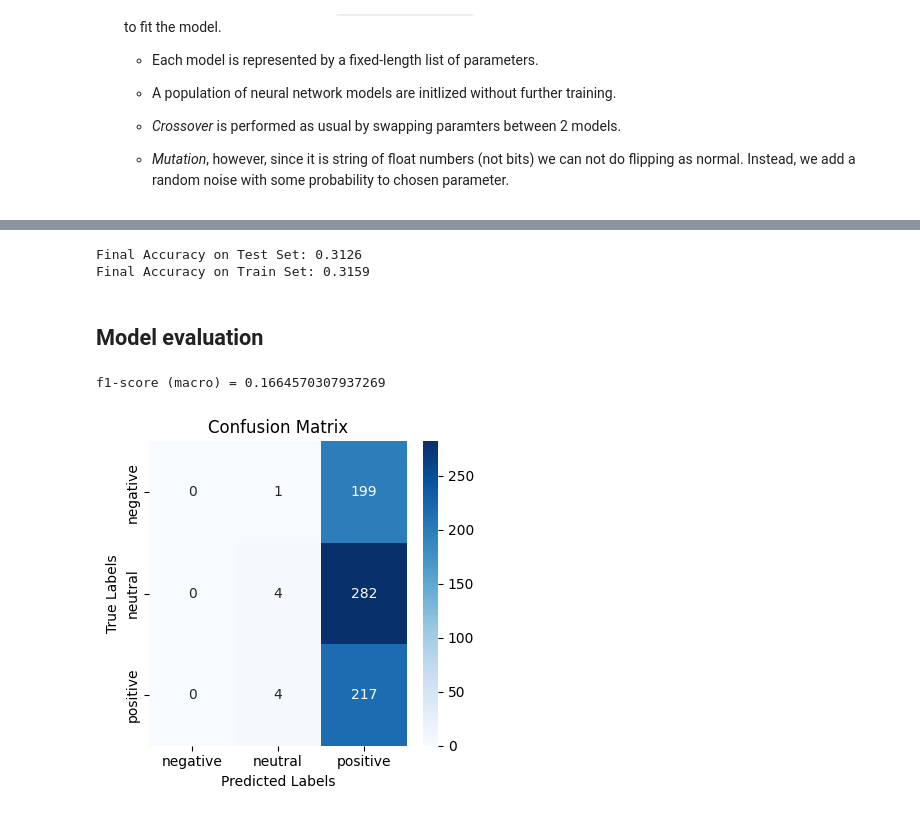
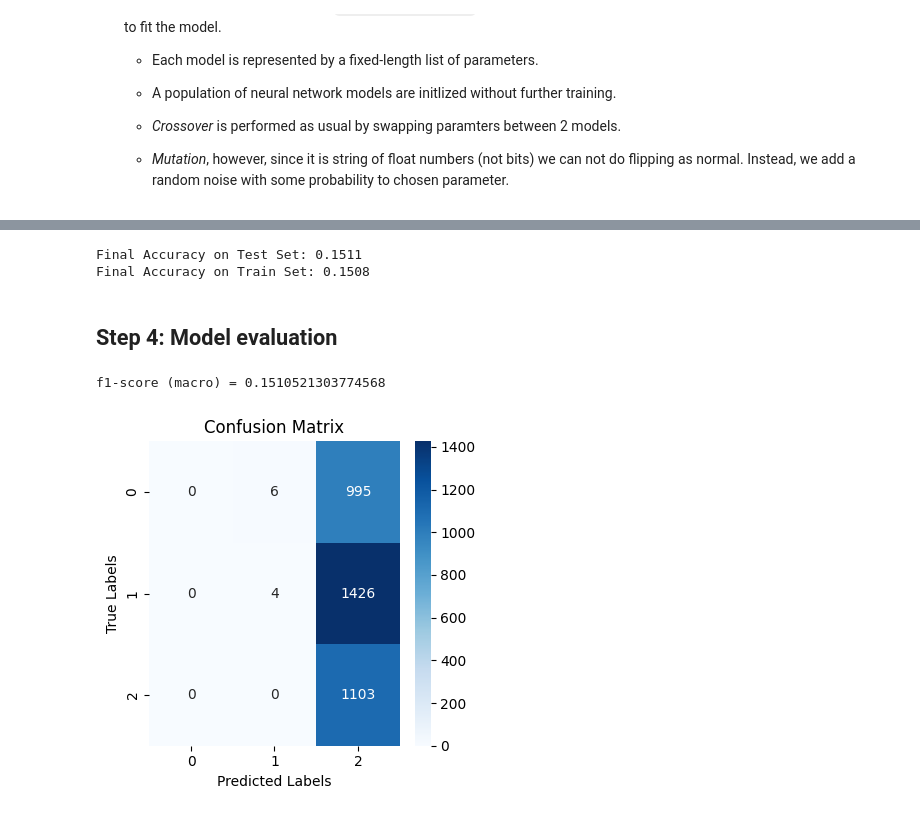
Before and after one commit to quochieu586/ML_capybara, a Jupyter notebook: src/models/genetic_algorithm/genetic_algorithm_model.ipynb, the cells around one changed output, grey strips where cells are left out. Cells and saved outputs as stored; diff of their text form; code cells hidden in the pictures.

Commit message:
fix: update with training data

```diff
--- a/src/models/genetic_algorithm/genetic_algorithm_model.ipynb
+++ b/src/models/genetic_algorithm/genetic_algorithm_model.ipynb
@@ -127,0 +177,8 @@ X_train.shape, X_test.shape, y_train.shape, y_test.shape
+# %%
+train_loader = DataLoader(train_data, batch_size=32, shuffle=True)
+test_loader = DataLoader(test_data, batch_size=32, shuffle=True)
+valid_loader = DataLoader(valid_data, batch_size=32, shuffle=True)
+
+print(f"Number of train batches: {len(train_loader)}")
+print(f"Number of test batches: {len(test_loader)}")
+print(f"Number of valid batches: {len(valid_loader)}")
@@ -376,17 +402,17 @@ Best params = {'pop_size': 47, 'mut_rate': 0.14644110016888207, 'mut_noise': 0.4
 # %%
 # Genetic Algorithm Parameters
-population = initialize_population(tunning_population_size, X_train.shape[1], device=DEVICE)
-model = NeuralModel(X_train.shape[1]).to(DEVICE)
+population = initialize_population(tunning_population_size, input_size, device=device)
+model = NeuralModel(input_size).to(device)
 
 for generation in tqdm(range(GENERATIONS), desc="Evolving Generations"):
     # compute fitness scores of current population
-    fitness_scores = torch.tensor([fitness(weights, model, X_train, y_train, batch_size=10) for weights in population])
+    fitness_scores = torch.tensor([fitness(weights, model, train_loader, "train", show_progress=False) for weights in population])
 
     # Generate new population
     new_population = []
     for _ in range(tunning_population_size // 2):
         parents = model_selection(population, fitness_scores)
-        child1, child2 = crossover(parents[0], parents[1], device=DEVICE)
+        child1, child2 = crossover(parents[0], parents[1], device=device)
         new_population.append(mutation(child1, mutation_rate=tunning_mutation_rate, noise=tunning_mutation_noise))
         new_population.append(mutation(child2, mutation_rate=tunning_mutation_rate, noise=tunning_mutation_noise))
 
@@ -394,49 +420,50 @@ for generation in tqdm(range(GENERATIONS), desc="Evolving Generations"):
 
 best_weights = population[np.argmax(fitness_scores)]
 decode_weights(model, best_weights)
-final_acc = fitness(best_weights, model, X_test, y_test)
-train_acc = fitness(best_weights, model, X_train, y_train)
+final_acc = fitness(best_weights, model, test_loader, "test", show_progress=True)
+train_acc = fitness(best_weights, model, train_loader, "train", show_progress=True)
 
 print(f"Final Accuracy on Test Set: {final_acc:.4f}")
 print(f"Final Accuracy on Train Set: {train_acc:.4f}")
 # %% [output]
-Final Accuracy on Test Set: 0.3126
-Final Accuracy on Train Set: 0.3159
+Final Accuracy on Test Set: 0.1511
+Final Accuracy on Train Set: 0.1508
 # %% [markdown]
-## Model evaluation
+## Step 4: Model evaluation
 # %%
 model.eval()
 
 with torch.no_grad():
-    batch_size = 10
-    y_pred = []
-    y_pred_prob = []
+    all_outputs = []
+    all_labels = []
 
-    for i in range(0, len(X_test), batch_size):
-        X_batch = torch.tensor(X_test[i:i+batch_size], dtype=torch.float32).to(DEVICE)
+    for batch in tqdm(test_loader, desc="Evaluating"):
+        input_data = batch['tf_idf'].to(device)
+        label = batch['label'].to(device)
+        output = model(input_data)
 
-        outputs = model(X_batch).squeeze()
-        pred = torch.argmax(outputs, dim=1)
+        all_outputs.extend(output.detach().cpu().numpy())
+        all_labels.extend(label.detach().cpu().numpy())
 
-        y_pred_prob += [prob.to("cpu").numpy() for prob in outputs]
+    # print(f"all_outputs = {len(all_outputs)}")
+    # print(f"all_labels = {len(all_labels)}")
+    all_preds = np.argmax(all_outputs, axis=-1)
 
-        y_pred = y_pred + pred.tolist()
-
-print(f"f1-score (macro) = {f1_score(y_test, y_pred, average='macro')}")
+print(f"f1-score (macro) = {f1_score(all_labels, all_preds, average='weighted')}")
 
 try:
-# Plot Confusion Matrix
-    cm = confusion_matrix(y_test, y_pred)
+    # Plot Confusion Matrix
+    cm = confusion_matrix(all_labels, all_preds)
     plt.figure(figsize=(4,4))
-    sns.heatmap(cm, annot=True, fmt='d', cmap='Blues', xticklabels=le.classes_, yticklabels=le.classes_)
+    sns.heatmap(cm, annot=True, fmt='d', cmap='Blues')
     plt.xlabel('Predicted Labels')
     plt.ylabel('True Labels')
     plt.title('Confusion Matrix')
 
     plt.tight_layout()
     plt.show()
 except:
     print("Can not print confusion metric")
 # %% [output]
-f1-score (macro) = 0.1664570307937269
+f1-score (macro) = 0.1510521303774568
-[figure, old version]
+[figure, new version]
```
Also changed, not shown: parts of 46 cells of this notebook, 1 other file.
